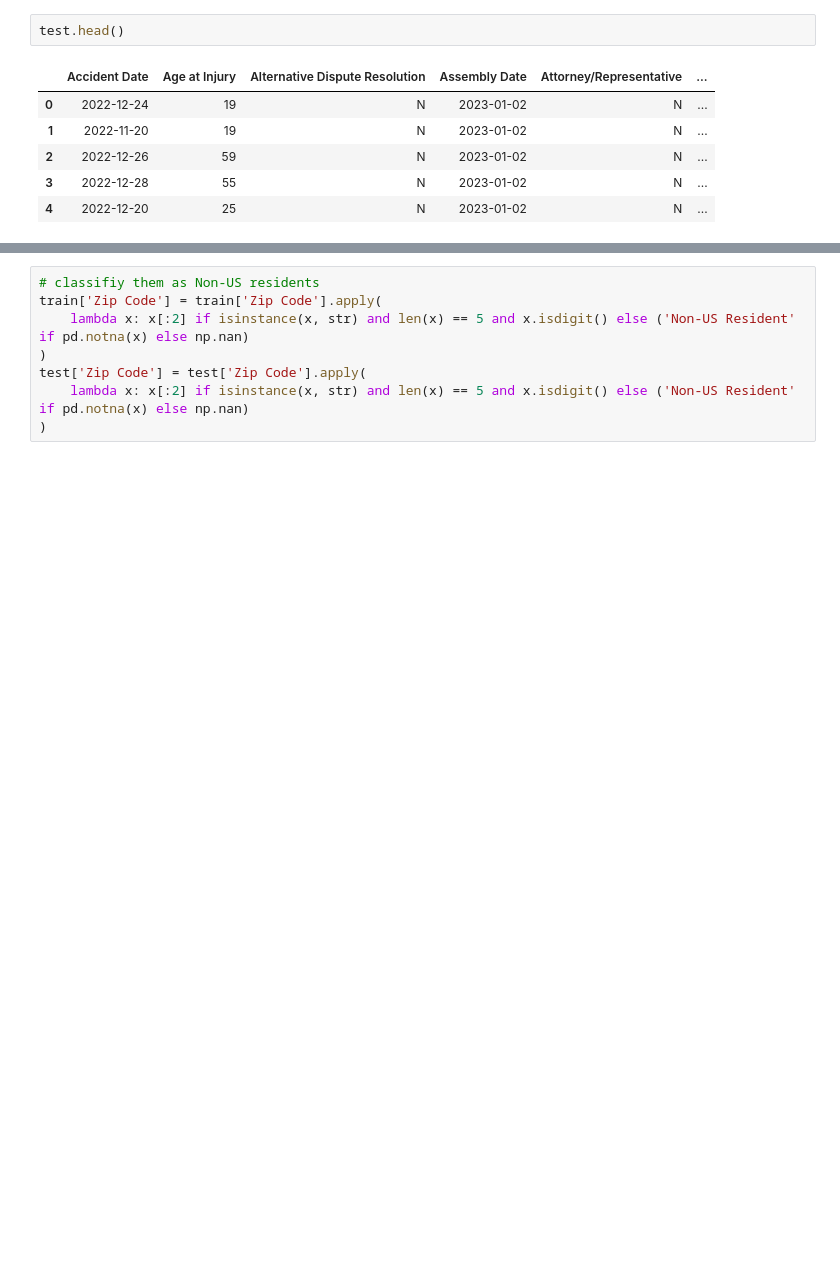
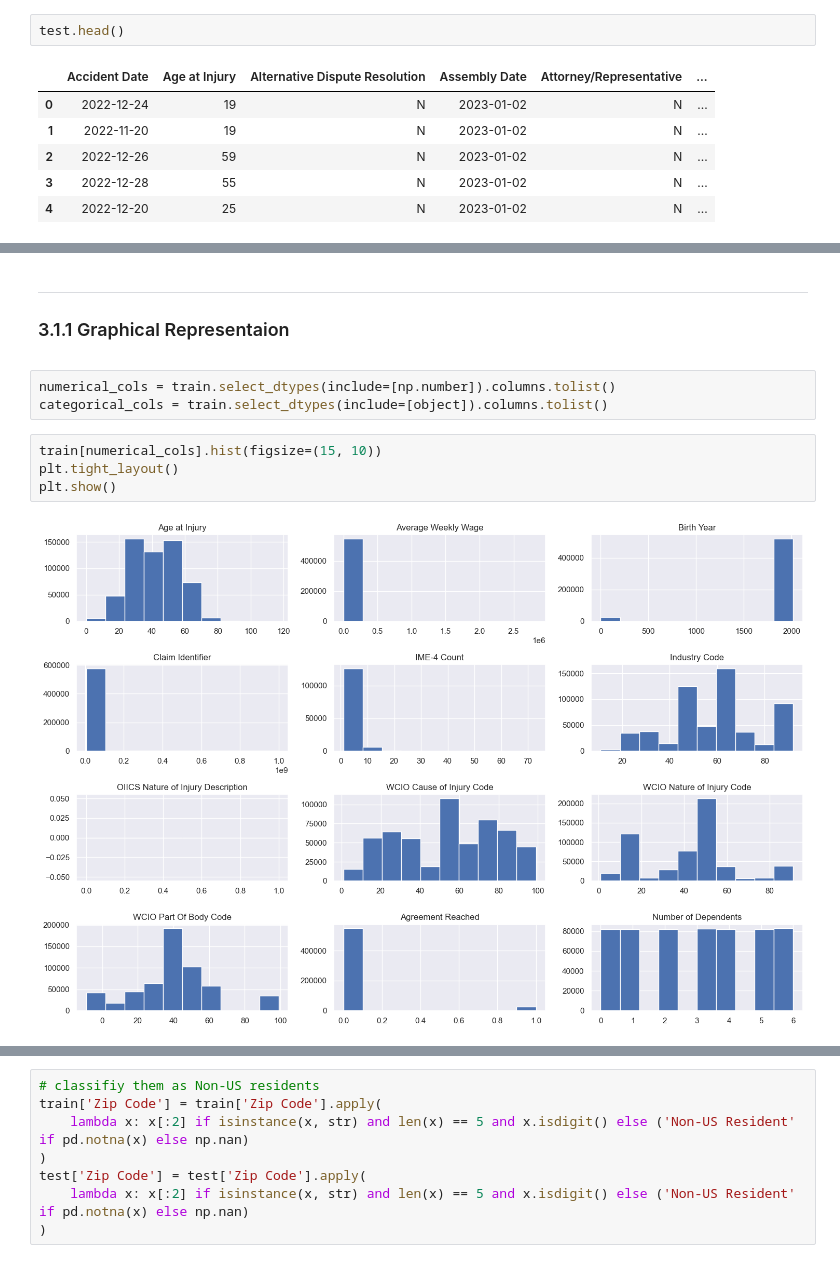
Before and after one commit to RLopes2327/Group17_ML2425, a Jupyter notebook: part2_RL/data.ipynb, the cells around one changed output, grey strips where cells are left out. Cells and saved outputs as stored; diff of their text form; blank space fills up the shorter version.

```diff
--- a/part2_RL/data.ipynb
+++ b/part2_RL/data.ipynb
@@ -74,0 +275,16 @@ test.head()
+# %% [markdown]
+<hr>
+<a class="anchor" id="graphicalrepresentaion">
+
+### 3.1.1 Graphical Representaion
+
+</a>
+# %%
+numerical_cols = train.select_dtypes(include=[np.number]).columns.tolist()
+categorical_cols = train.select_dtypes(include=[object]).columns.tolist()
+# %%
+train[numerical_cols].hist(figsize=(15, 10))
+plt.tight_layout()
+plt.show()
+# %% [output]
+[figure, added]
```
Also changed, not shown: parts of 44 cells of this notebook.
